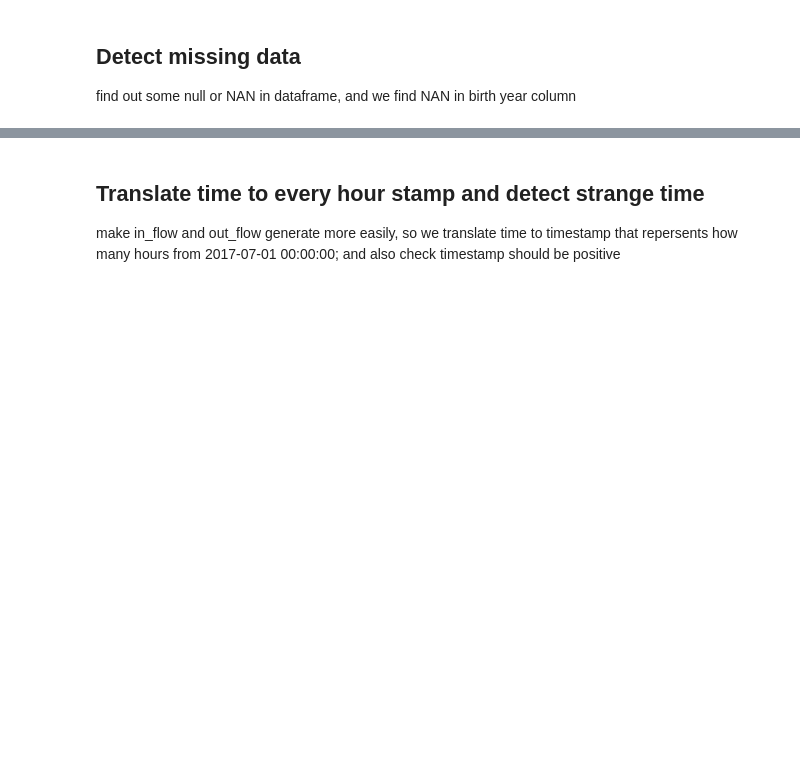
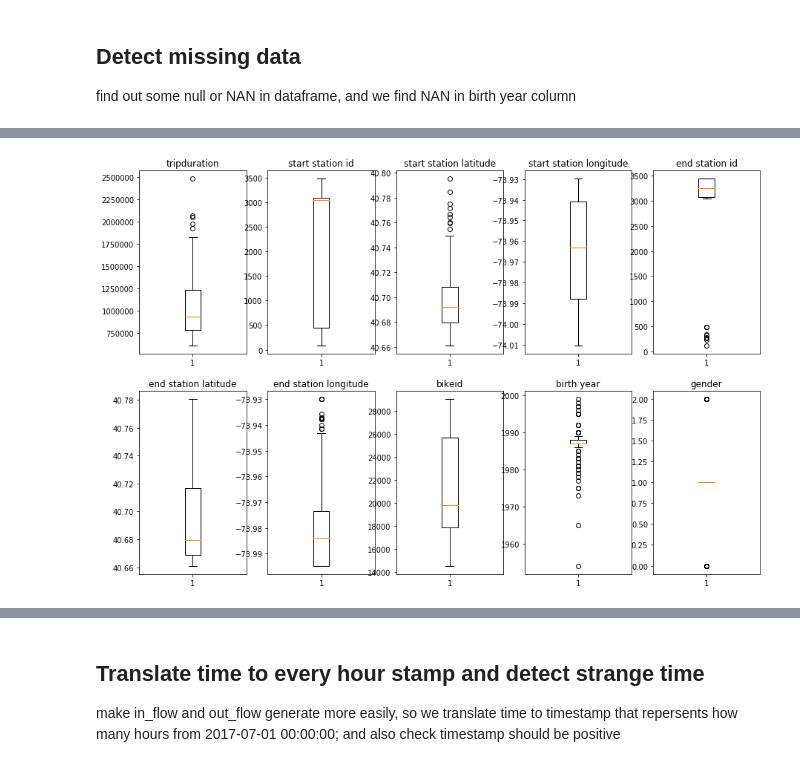
Before and after one commit to ss8651twtw/Data-Mining, a Jupyter notebook: hw0/hw0.ipynb, the cells around one changed output, grey strips where cells are left out. Drawn from its saved outputs; the diff is of its cells as text; code cells hidden in the pictures; blank space fills up the shorter version.

```diff
--- a/hw0/hw0.ipynb
+++ b/hw0/hw0.ipynb
@@ -106,0 +135,15 @@ set([0, 1, 2])
+# %%
+def show_box():
+    fig, axes = plt.subplots(nrows = 2, ncols = 5, figsize = (15,10))
+    i = 1
+    for col in df.columns:
+        if df[col].dtype == np.float64 or df[col].dtype == np.int64:
+            ax = plt.subplot(2, 5, i)
+            plt.boxplot(df[col])
+            ax.set_title(col)
+            i += 1
+    plt.show()
+
+show_box()
+# %% [output]
+[figure, added]
```
Also changed, not shown: parts of 44 cells of this notebook.
